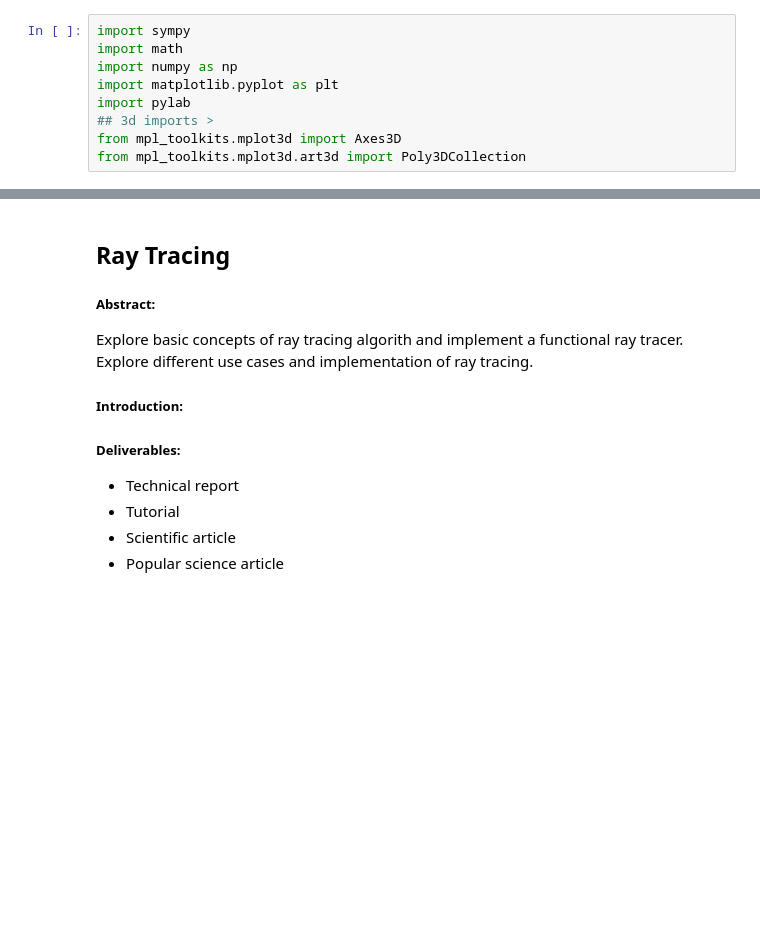
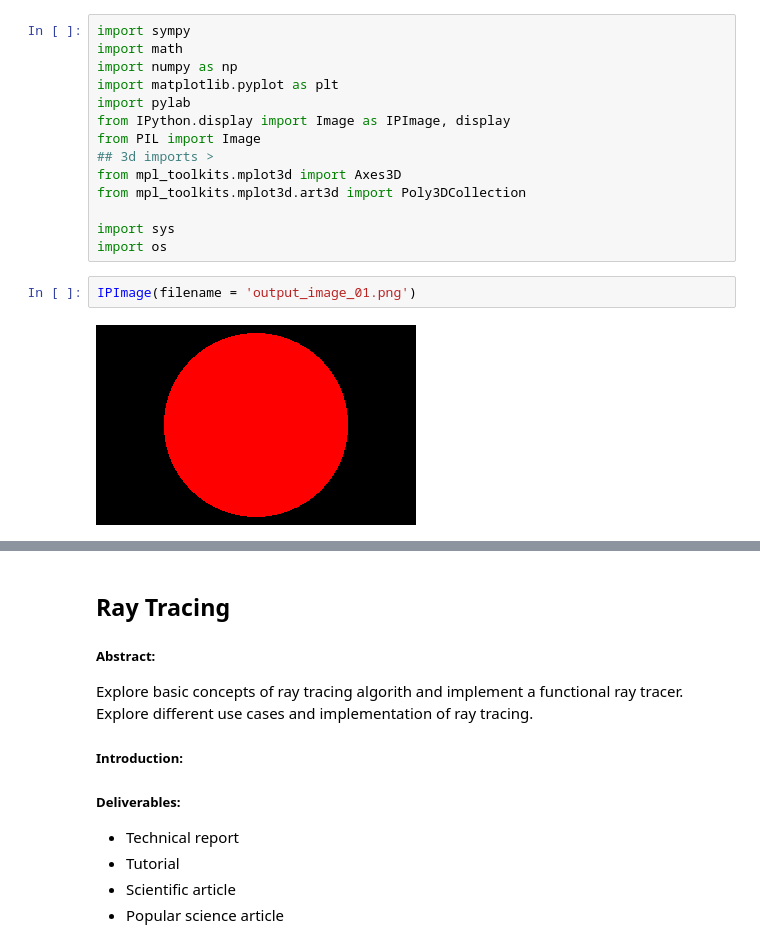
Before and after one commit to nikolayzhechev/Ray-Tracing-Algorithm-and-Ray-Tracer, a Jupyter notebook: Notes.ipynb, the cells around one changed output, grey strips where cells are left out. Cells and saved outputs as stored; diff of their text form; blank space fills up the shorter version.

```diff
--- a/Notes.ipynb
+++ b/Notes.ipynb
@@ -4,6 +4,15 @@ import math
 import numpy as np
 import matplotlib.pyplot as plt
 import pylab
+from IPython.display import Image as IPImage, display
+from PIL import Image
 ## 3d imports >
 from mpl_toolkits.mplot3d import Axes3D
 from mpl_toolkits.mplot3d.art3d import Poly3DCollection
+
+import sys
+import os
+# %%
+IPImage(filename = 'output_image_01.png')
+# %% [output]
+[figure, added]
```
Also changed, not shown: parts of 15 cells of this notebook, 15 other files.
